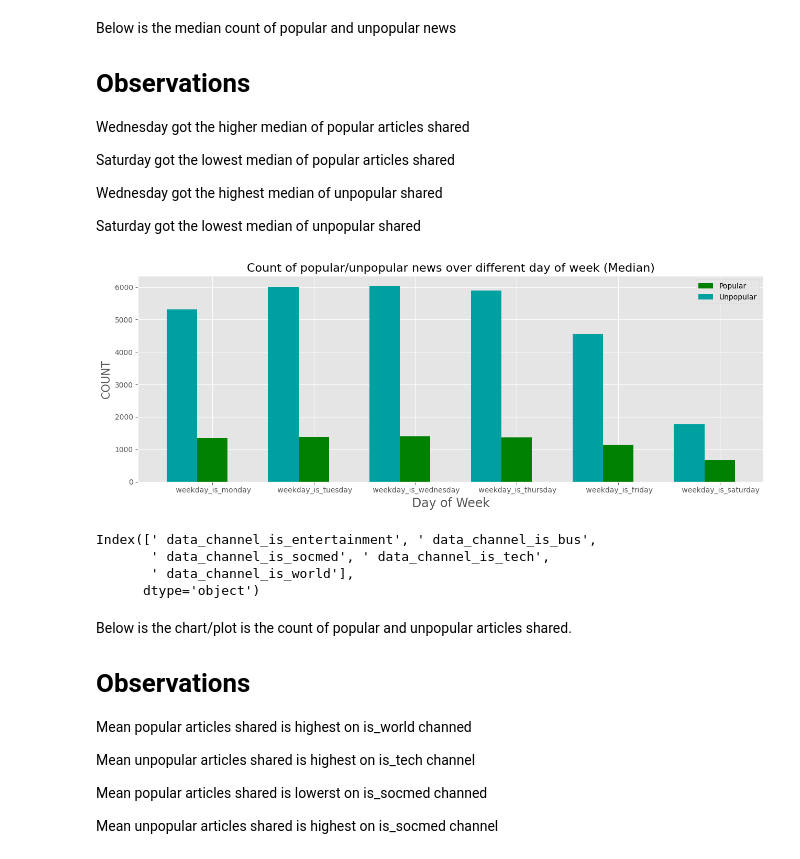
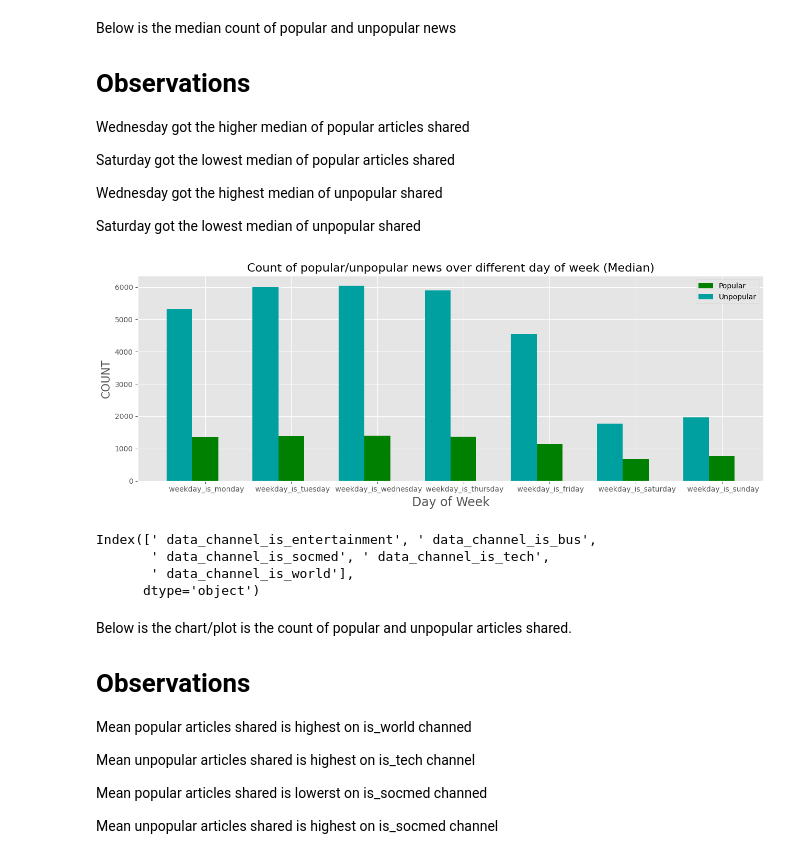
Before and after one commit to AhmadJalal789/Here-I-have-applied-Data-Science-on-different-projects-using-technologies-like-NLP-etc., a Jupyter notebook: Project_Code.ipynb, the cells around one changed output. Saved outputs shown, nothing was run; the diff lists cells and outputs as text; code cells hidden in the pictures.

```diff
--- a/Project_Code.ipynb
+++ b/Project_Code.ipynb
@@ -27,8 +28,10 @@ from sklearn.preprocessing import StandardScaler
 # %% [markdown]
 Loading of dataset by use of pandas method
 # %%
-df1=pd.read_csv('online_news_popularity.csv')
+df1=pd.read_csv('/content/online_news_popularity.csv')
 df1.head()
+
+# Loading of dataset
 # %% [output]
 |  | url | timedelta | n_tokens_title | n_tokens_content | n_unique_tokens | n_non_stop_words | ... |
 | 0 | http://mashable.com/2013/01/07/am... | 731.0 | 12.0 | 219.0 | 0.663594 | 1.0 | ... |
@@ -190,3 +267,5 @@ We can see that number of shares are higher in rate in popularity so the popular
 # %%
-df1['popularity'] = df1[' shares'].apply(lambda x: 0 if x <1400 else 1)
-df1.hist(column='popularity')
+df1['popularity_assumed'] = df1[' shares'].apply(lambda x: 0 if x <1400 else 1)
+
+# shares >1400 - 1
+# shares < 1400 -0
@@ -213,0 +272,9 @@ array([' weekday_is_monday', ' weekday_is_tuesday',
+# %%
+c,e = df1[' shares'].mean(),df1[' shares'].median()
+
+#loading mean and median in variables c and e
+# %%
+weekdays = df1.columns.values[31:38]
+weekdays
+
+# lets collect all weekdays in one variable
@@ -263,34 +334,38 @@ Wednesday got the highest median of unpopular shared
 
 Saturday got the lowest median of unpopular shared
 # %%
-Unpop2=df1[df1[' shares']<b]
-Pop2=df1[df1[' shares']>=b]
-Unpop_day2 = Unpop2[Wday1].sum().values
-Pop_day2 = Pop2[Wday1].sum().values
+# Below is the relationship betwen popularity and week days in terms of median
+
+Unpopular2=df1[df1[' shares'] <c]
+Popular2=df1[df1[' shares']>=c]
+Unpopular_day2 = Unpopular2[weekdays].sum().values
+Popular_day2 = Popular2[weekdays].sum().values
 
 fig = plt.figure(figsize = (13,5))
 plt.title("Count of popular/unpopular news over different day of week (Median)", fontsize = 16)
 
-plt.bar(np.arange(len(Wday1)),Pop_day,width=0.3,align='center',color='g',label='Popular')
-plt.bar(np.arange(len(Wday1))-0.3,Unpop_day,width=0.3,align='center',color='#00A0A0',label='Unpopular')
+plt.bar(np.arange(len(weekdays)),Popular_day2,width=0.3,align='center',color='g',label='Popular')
+plt.bar(np.arange(len(weekdays))-0.3,Unpopular_day2,width=0.3,align='center',color='#00A0A0',label='Unpopular')
 
-plt.xticks(np.arange(len(Wday1)),Wday1)
+plt.xticks(np.arange(len(weekdays)),weekdays)
 plt.ylabel('COUNT',fontsize=15)
 plt.xlabel('Day of Week',fontsize=17)
 
 plt.legend(loc = 'upper right')
 plt.tight_layout()
 plt.show()
 # %% [output]
-[figure, old version]
+[figure, new version]
-# %%
-Dch=df1.columns[14:19]
-Dch
-# %% [output]
-Index([' data_channel_is_entertainment', ' data_channel_is_bus',
-       ' data_channel_is_socmed', ' data_channel_is_tech',
-       ' data_channel_is_world'],
-      dtype='object')
+# %%
+Data_channels=df1.columns[14:19]
+Data_channels
+
+# lets collect all channels into one variable
+# %% [output]
+Index([' data_channel_is_entertainment', ' data_channel_is_bus',
+       ' data_channel_is_socmed', ' data_channel_is_tech',
+       ' data_channel_is_world'],
+      dtype='object')
 # %% [markdown]
 Below is the chart/plot is the count of popular and unpopular articles shared.
 
```
Also changed, not shown: parts of 115 cells of this notebook.
